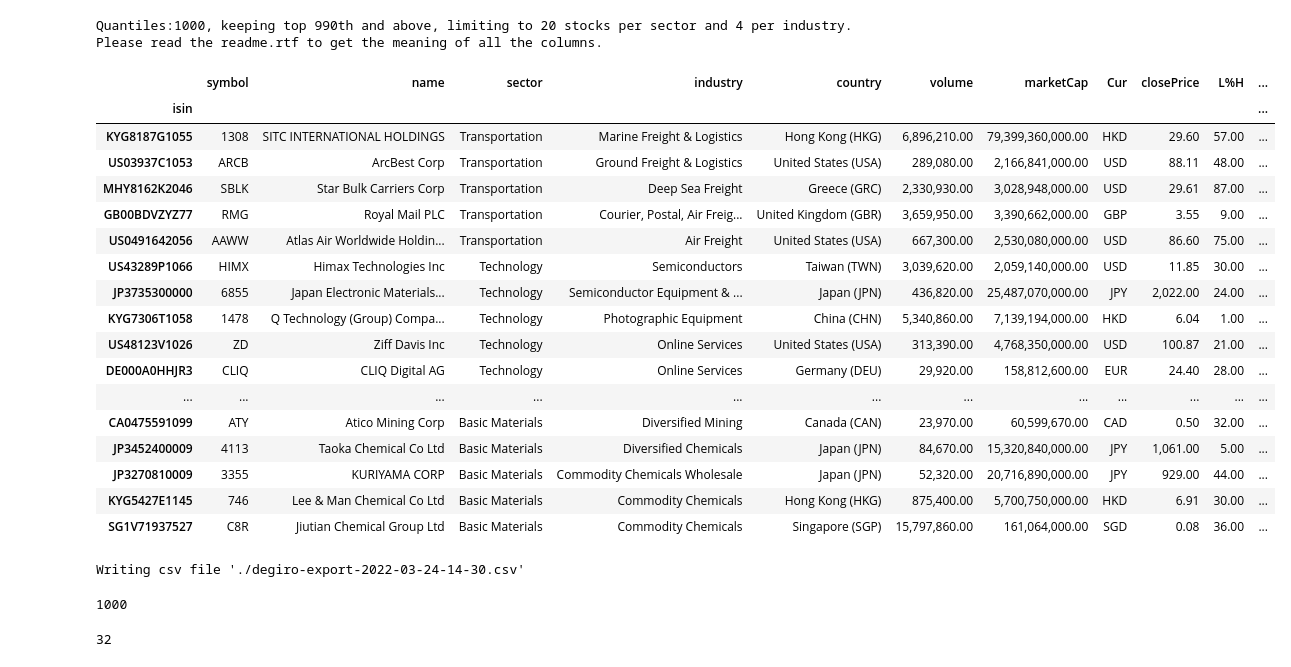
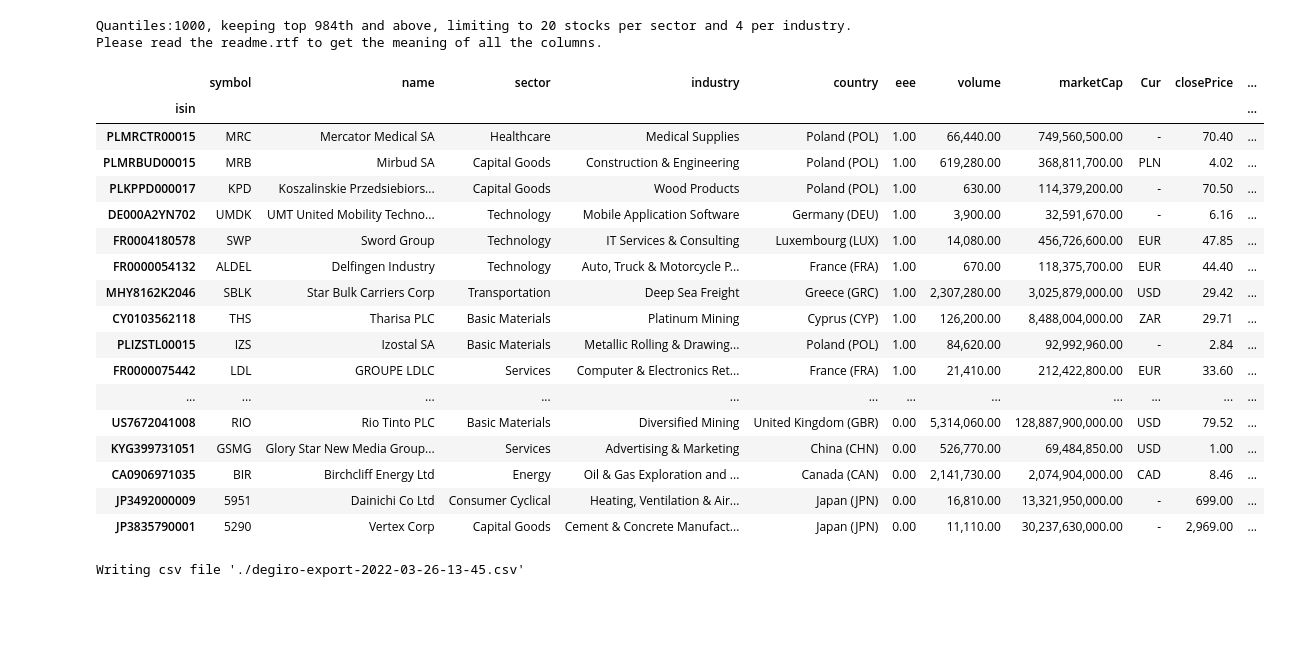
Before and after one commit to facoptere/degiroscreener, a Jupyter notebook: degiro_screener.ipynb, the cells around one changed output. Saved outputs shown, nothing was run; the diff lists cells and outputs as text; code cells hidden in the pictures; blank space fills up the shorter version.

```diff
--- a/degiro_screener.ipynb
+++ b/degiro_screener.ipynb
@@ -656,66 +667,58 @@ pd.set_option('display.max_rows', None)
 pd.options.display.float_format = '{:,.2f}'.format
 
 split=10**(max(1,math.floor(math.log(info_df.shape[0],10))-1))
-keeptop=math.floor(split*0.99)
+keeptop=math.floor(split*0.984)
 cropsector=max(5,math.floor(split/50))
 cropindustry=max(1,math.floor(cropsector/5))
 print(f"Quantiles:{split}, keeping top {keeptop}th and above, limiting to {cropsector} stocks per sector and {cropindustry} per industry.")
 df = info_df
+df['score'] = pd.qcut(df['score'].rank(method='first'),q=split, retbins=False, labels=False)
 #pd.set_option('compute.use_numba', True)
 #info_df.drop(rank_list, axis=1, inplace=True)
 #df = info_df.sort_values(by=['isin','score'], ascending=False).drop_duplicates(keep='first', subset='isin').sort_values(by='score', ascending=False).set_index('isin').head(200).sort_values(by=['score','sector'], ascending=False)#.dropna()#.reset_index(drop=True)
 #df = info_df.drop(['dSales5','dBook5'], axis=1).drop(info_df.index[info_df['score'] < 1.46]).sort_values(by=['isin','score'], ascending=False).drop_duplicates(keep='first', subset='isin').sort_values(by=['score'], ascending=False).sort_values(by=['score'], ascending=False)#
 #df['score'] = pd.qcut(df['score'].rank(method='first'),q=21, retbins=False, labels=False)
 #np.arange(0,1,0.1)
 #.set_index('isin').dropna()#.reset_index(drop=True)'country',
 #df = info_df.reset_index().set_index('isin').sort_values(by=['isin','score'], ascending=False).drop_duplicates(keep='first').head(100).sort_values(by=['sector','score'], ascending=False)#.dropna()#.reset_index(drop=True)
 #display(df['score'])
 #display(df.drop(df.index[df['score'] <18]).sort_values(by=['sector','score'], ascending=False))
 #.sort_values(by=['isin','score','volume'], ascending=False).drop_duplicates(keep='first', subset='isin').sort_values(by='score', ascending=False)#.set_index('isin')#info_df .sort_values(by=['sector','score'], ascending=False)#.dropna()#.reset_index(drop=True) .head(200).
 #df = df[(df['industry'].isna() | df['industry'].str.contains('Min'))]# & (df['ΔREV5'].isna() | df['ΔREV5'] > 1)
 #df = df[df['isin'].str.contains('FR')]#.sort_values(by=['name'], ascending=True)#[df['FV'].notna()]
 #df = df[~df['sector'].str.contains('Financial')]#.sort_values(by=['name'], ascending=True)#[df['FV'].notna()]
 #df = df[~df['industry'].str.contains('Real Estate')]#.sort_values(by=['name'], ascending=True)#[df['FV'].notna()]
 #df = df[~df['industry'].str.contains('REITs')]#.sort_values(by=['name'], ascending=True)#[df['FV'].notna()]
 #display(df)
 #df = df[df['%DEBT'] <= 150]
 #df = df.drop(df.index[df['QTANBVPS'] < 10])#[df['FV'].notna()]
-df=df.drop(df.index[(df['Reco'] > 2) | (df['sector'] == "Financial") | (df['industry'].str.contains('Real Estate'))]) #& (df['reco'] < 2.7) | (df['FV'] <0)
-df['score'] = pd.qcut(df['score'].rank(method='first'),q=split, retbins=False, labels=False)
-#df = df.sort_values(by=['score'], ascending=False)#.head(500) .drop(info_df.index[info_df['score'] < 1.3])
-df = df.drop(df.index[df['score'] < keeptop]).sort_values(by=['sector','score'], ascending=False).groupby('sector').head(cropsector).sort_values(by=['industry','score'], ascending=False).groupby('industry').head(cropindustry).sort_values(by='score', ascending=False).sort_values(by=['sector','industry','score'], ascending=False)#.sort_values(by=['name'], ascending=True)
-#df = df.drop(df.index[df['score'] < keeptop]).sort_values(by=['sector','score'], ascending=False).groupby('sector').head(cropsector).sort_values(by=['industry','score'], ascending=False).groupby('industry').head(cropindustry).sort_values(by='score', ascending=False).sort_values(by=['ΔPrice'], ascending=False)#.sort_values(by=['name'], ascending=True)
+df=df.drop(df.index[ (df['score'] < keeptop) | (df['Reco'] > 2) | (df['sector'] == "Financial") | (df['industry'].str.contains('Real Estate'))  |(df['ΔREV5'] <6) ]) #& (df['reco'] < 2.7) | (df['FV'] <0) |(df['IV'] <-50) |(df['FV'] <-50)  |(df['BV'] <-50)|(df['eee'] <1)
+#df = df.sort_values(by=['score'], ascending=False)#.head(500) .drop(info_df.index[info_df['score'] < 1.3])'sector','industry',
+#df = df.sort_values(by=['sector','score'], ascending=False).groupby('sector').head(cropsector).sort_values(by=['industry','score'], ascending=False).groupby('industry').head(cropindustry).sort_values(by='score', ascending=False).sort_values(by=['score'], ascending=False)#.sort_values(by=['name'], ascending=True)
+df = df.sort_values(by=['sector','score'], ascending=False).groupby('sector').head(cropsector).sort_values(by=['industry','score'], ascending=False).groupby('industry').head(cropindustry).sort_values(by='score', ascending=False).sort_values(by=['eee','score','sector','industry','BV'], ascending=False)#.sort_values(by=['name'], ascending=True)
+df = df.fillna("-")
 print('Please read the readme.rtf to get the meaning of all the columns.')
 display(df)
 write2csv(df)
 # %% [output]
-Quantiles:1000, keeping top 990th and above, limiting to 20 stocks per sector and 4 per industry.
+Quantiles:1000, keeping top 984th and above, limiting to 20 stocks per sector and 4 per industry.
 Please read the readme.rtf to get the meaning of all the columns.
-|  | symbol | name | sector | industry | country | volume | marketCap | Cur | closePrice | L%H | ... |
+|  | symbol | name | sector | industry | country | eee | volume | marketCap | Cur | closePrice | ... |
 | isin |  |  |  |  |  |  |  |  |  |  | ... |
-| KYG8187G1055 | 1308 | SITC INTERNATIONAL HOLDINGS | Transportation | Marine Freight & Logistics | Hong Kong (HKG) | 6,896,210.00 | 79,399,360,000.00 | HKD | 29.60 | 57.00 | ... |
-| US03937C1053 | ARCB | ArcBest Corp | Transportation | Ground Freight & Logistics | United States (USA) | 289,080.00 | 2,166,841,000.00 | USD | 88.11 | 48.00 | ... |
-| MHY8162K2046 | SBLK | Star Bulk Carriers Corp | Transportation | Deep Sea Freight | Greece (GRC) | 2,330,930.00 | 3,028,948,000.00 | USD | 29.61 | 87.00 | ... |
-| GB00BDVZYZ77 | RMG | Royal Mail PLC | Transportation | Courier, Postal, Air Freig... | United Kingdom (GBR) | 3,659,950.00 | 3,390,662,000.00 | GBP | 3.55 | 9.00 | ... |
-| US0491642056 | AAWW | Atlas Air Worldwide Holdin... | Transportation | Air Freight | United States (USA) | 667,300.00 | 2,530,080,000.00 | USD | 86.60 | 75.00 | ... |
-| US43289P1066 | HIMX | Himax Technologies Inc | Technology | Semiconductors | Taiwan (TWN) | 3,039,620.00 | 2,059,140,000.00 | USD | 11.85 | 30.00 | ... |
-| JP3735300000 | 6855 | Japan Electronic Materials... | Technology | Semiconductor Equipment & ... | Japan (JPN) | 436,820.00 | 25,487,070,000.00 | JPY | 2,022.00 | 24.00 | ... |
-| KYG7306T1058 | 1478 | Q Technology (Group) Compa... | Technology | Photographic Equipment | China (CHN) | 5,340,860.00 | 7,139,194,000.00 | HKD | 6.04 | 1.00 | ... |
-| US48123V1026 | ZD | Ziff Davis Inc | Technology | Online Services | United States (USA) | 313,390.00 | 4,768,350,000.00 | USD | 100.87 | 21.00 | ... |
-| DE000A0HHJR3 | CLIQ | CLIQ Digital AG | Technology | Online Services | Germany (DEU) | 29,920.00 | 158,812,600.00 | EUR | 24.40 | 28.00 | ... |
+| PLMRCTR00015 | MRC | Mercator Medical SA | Healthcare | Medical Supplies | Poland (POL) | 1.00 | 66,440.00 | 749,560,500.00 | - | 70.40 | ... |
+| PLMRBUD00015 | MRB | Mirbud SA | Capital Goods | Construction & Engineering | Poland (POL) | 1.00 | 619,280.00 | 368,811,700.00 | PLN | 4.02 | ... |
+| PLKPPD000017 | KPD | Koszalinskie Przedsiebiors... | Capital Goods | Wood Products | Poland (POL) | 1.00 | 630.00 | 114,379,200.00 | - | 70.50 | ... |
+| DE000A2YN702 | UMDK | UMT United Mobility Techno... | Technology | Mobile Application Software | Germany (DEU) | 1.00 | 3,900.00 | 32,591,670.00 | - | 6.16 | ... |
+| FR0004180578 | SWP | Sword Group | Technology | IT Services & Consulting | Luxembourg (LUX) | 1.00 | 14,080.00 | 456,726,600.00 | EUR | 47.85 | ... |
+| FR0000054132 | ALDEL | Delfingen Industry | Technology | Auto, Truck & Motorcycle P... | France (FRA) | 1.00 | 670.00 | 118,375,700.00 | EUR | 44.40 | ... |
+| MHY8162K2046 | SBLK | Star Bulk Carriers Corp | Transportation | Deep Sea Freight | Greece (GRC) | 1.00 | 2,307,280.00 | 3,025,879,000.00 | USD | 29.42 | ... |
+| CY0103562118 | THS | Tharisa PLC | Basic Materials | Platinum Mining | Cyprus (CYP) | 1.00 | 126,200.00 | 8,488,004,000.00 | ZAR | 29.71 | ... |
+| PLIZSTL00015 | IZS | Izostal SA | Basic Materials | Metallic Rolling & Drawing... | Poland (POL) | 1.00 | 84,620.00 | 92,992,960.00 | - | 2.84 | ... |
+| FR0000075442 | LDL | GROUPE LDLC | Services | Computer & Electronics Ret... | France (FRA) | 1.00 | 21,410.00 | 212,422,800.00 | EUR | 33.60 | ... |
 | ... | ... | ... | ... | ... | ... | ... | ... | ... | ... | ... | ... |
-| CA0475591099 | ATY | Atico Mining Corp | Basic Materials | Diversified Mining | Canada (CAN) | 23,970.00 | 60,599,670.00 | CAD | 0.50 | 32.00 | ... |
-| JP3452400009 | 4113 | Taoka Chemical Co Ltd | Basic Materials | Diversified Chemicals | Japan (JPN) | 84,670.00 | 15,320,840,000.00 | JPY | 1,061.00 | 5.00 | ... |
-| JP3270810009 | 3355 | KURIYAMA CORP | Basic Materials | Commodity Chemicals Wholesale | Japan (JPN) | 52,320.00 | 20,716,890,000.00 | JPY | 929.00 | 44.00 | ... |
-| KYG5427E1145 | 746 | Lee & Man Chemical Co Ltd | Basic Materials | Commodity Chemicals | Hong Kong (HKG) | 875,400.00 | 5,700,750,000.00 | HKD | 6.91 | 30.00 | ... |
-| SG1V71937527 | C8R | Jiutian Chemical Group Ltd | Basic Materials | Commodity Chemicals | Singapore (SGP) | 15,797,860.00 | 161,064,000.00 | SGD | 0.08 | 36.00 | ... |
+| US7672041008 | RIO | Rio Tinto PLC | Basic Materials | Diversified Mining | United Kingdom (GBR) | 0.00 | 5,314,060.00 | 128,887,900,000.00 | USD | 79.52 | ... |
+| KYG399731051 | GSMG | Glory Star New Media Group... | Services | Advertising & Marketing | China (CHN) | 0.00 | 526,770.00 | 69,484,850.00 | USD | 1.00 | ... |
+| CA0906971035 | BIR | Birchcliff Energy Ltd | Energy | Oil & Gas Exploration and ... | Canada (CAN) | 0.00 | 2,141,730.00 | 2,074,904,000.00 | CAD | 8.46 | ... |
+| JP3492000009 | 5951 | Dainichi Co Ltd | Consumer Cyclical | Heating, Ventilation & Air... | Japan (JPN) | 0.00 | 16,810.00 | 13,321,950,000.00 | - | 699.00 | ... |
+| JP3835790001 | 5290 | Vertex Corp | Capital Goods | Cement & Concrete Manufact... | Japan (JPN) | 0.00 | 11,110.00 | 30,237,630,000.00 | - | 2,969.00 | ... |
-Writing csv file './degiro-export-2022-03-24-14-30.csv'
+Writing csv file './degiro-export-2022-03-26-13-45.csv'
-# %%
-import math
-10**(max(1,math.floor(math.log(info_df.shape[0],10))-1))
-# %% [output]
-1000
-# %%
-os.cpu_count()
-# %% [output]
-32
```
Also changed, not shown: parts of 2 cells of this notebook.
